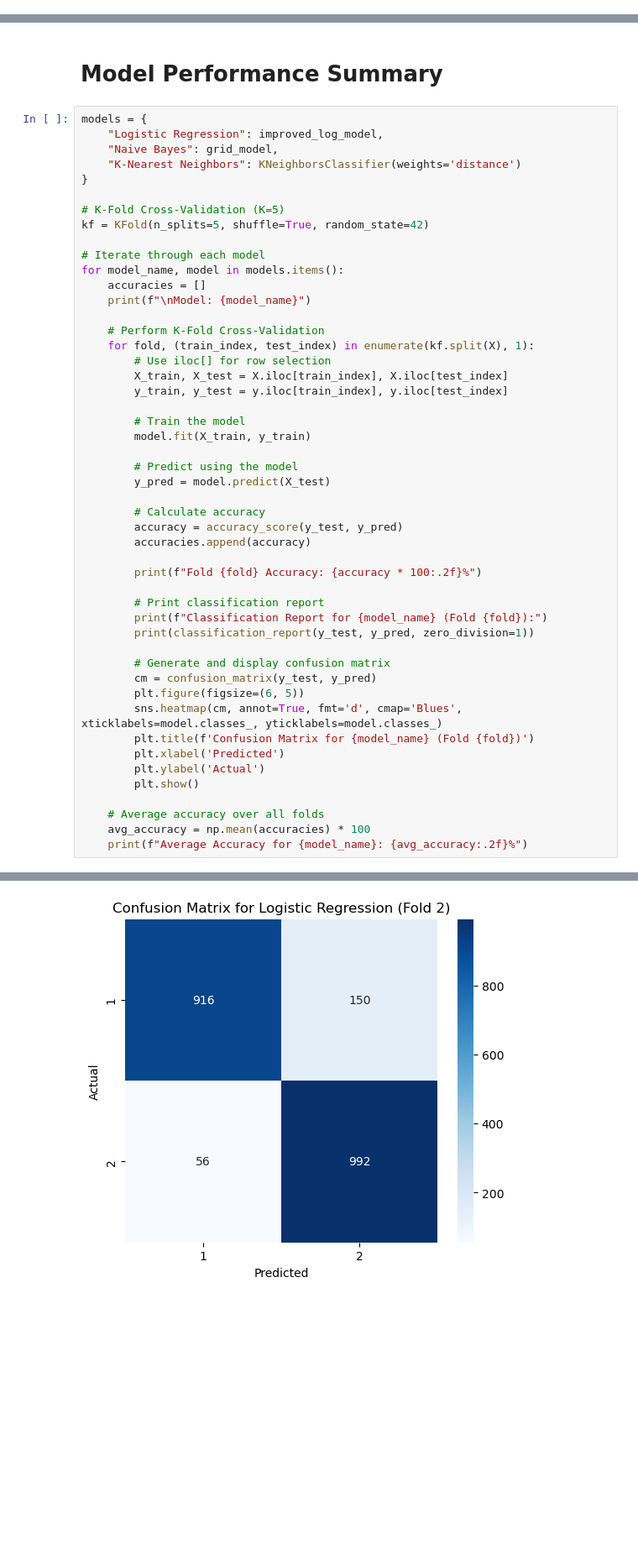
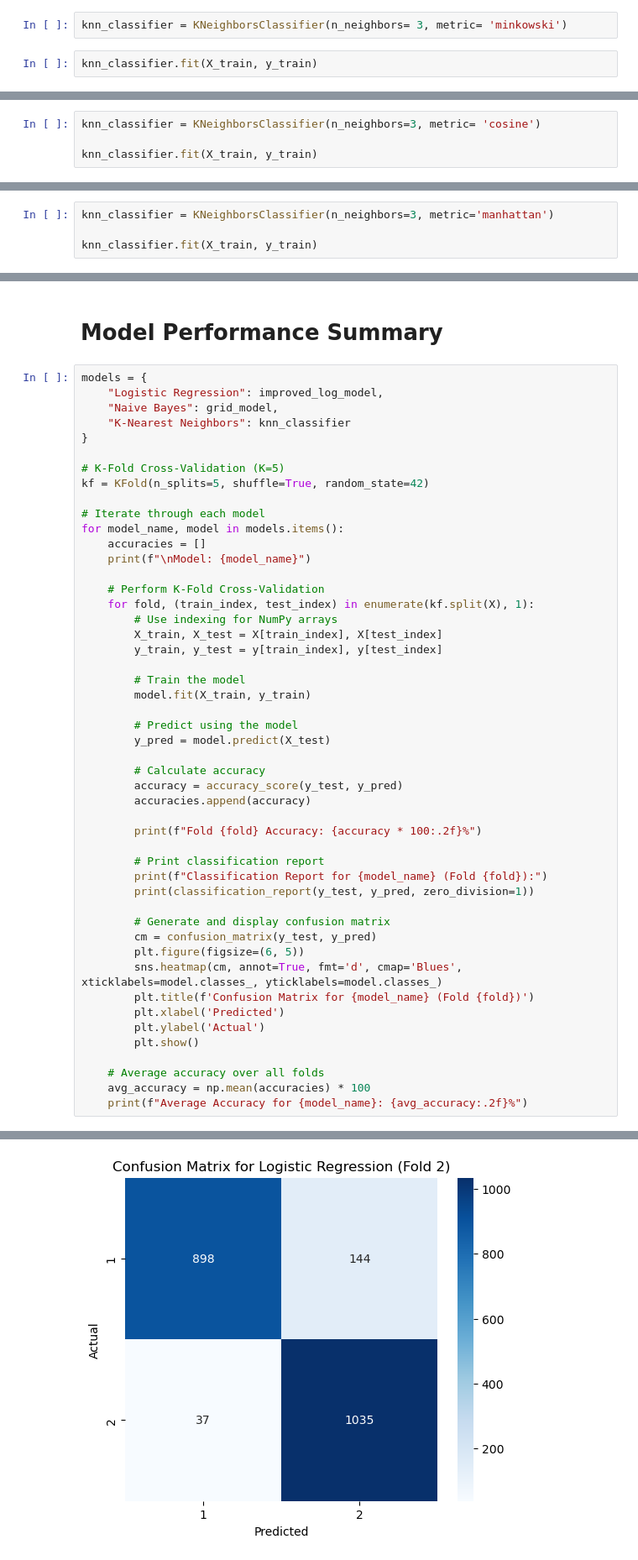
Before and after one commit to BeverlyKate/STINTSY-MP, a Jupyter notebook: STINTSYMP.ipynb, the cells around one changed output, grey strips where cells are left out. Shown at 84% size. Saved outputs shown, nothing was run; the diff lists cells and outputs as text; blank space fills up the shorter version.

```diff
--- a/STINTSYMP.ipynb
+++ b/STINTSYMP.ipynb
@@ -660,0 +807,4 @@ Average Accuracy: 82.89%
+# %%
+knn_classifier = KNeighborsClassifier(n_neighbors= 3, metric= 'minkowski')
+# %%
+knn_classifier.fit(X_train, y_train)
@@ -660,0 +845,4 @@ Average Accuracy: 82.89%
+# %%
+knn_classifier = KNeighborsClassifier(n_neighbors=3, metric= 'cosine')
+
+knn_classifier.fit(X_train, y_train)
@@ -660,0 +876,4 @@ Average Accuracy: 82.89%
+# %%
+knn_classifier = KNeighborsClassifier(n_neighbors=3, metric='manhattan')
+
+knn_classifier.fit(X_train, y_train)
@@ -664,7 +885,7 @@ Average Accuracy: 82.89%
 models = {
     "Logistic Regression": improved_log_model,
     "Naive Bayes": grid_model,
-    "K-Nearest Neighbors": KNeighborsClassifier(weights='distance')
+    "K-Nearest Neighbors": knn_classifier
 }
 
 # K-Fold Cross-Validation (K=5)
@@ -677,9 +898,9 @@ for model_name, model in models.items():
 
     # Perform K-Fold Cross-Validation
     for fold, (train_index, test_index) in enumerate(kf.split(X), 1):
-        # Use iloc[] for row selection
-        X_train, X_test = X.iloc[train_index], X.iloc[test_index]
-        y_train, y_test = y.iloc[train_index], y.iloc[test_index]
+        # Use indexing for NumPy arrays
+        X_train, X_test = X[train_index], X[test_index]
+        y_train, y_test = y[train_index], y[test_index]
 
         # Train the model
         model.fit(X_train, y_train)
@@ -735 +956 @@ weighted avg       0.91      0.90      0.90      2114
-[figure, old version]
+[figure, new version]
```
Also changed, not shown: parts of 63 cells of this notebook.
